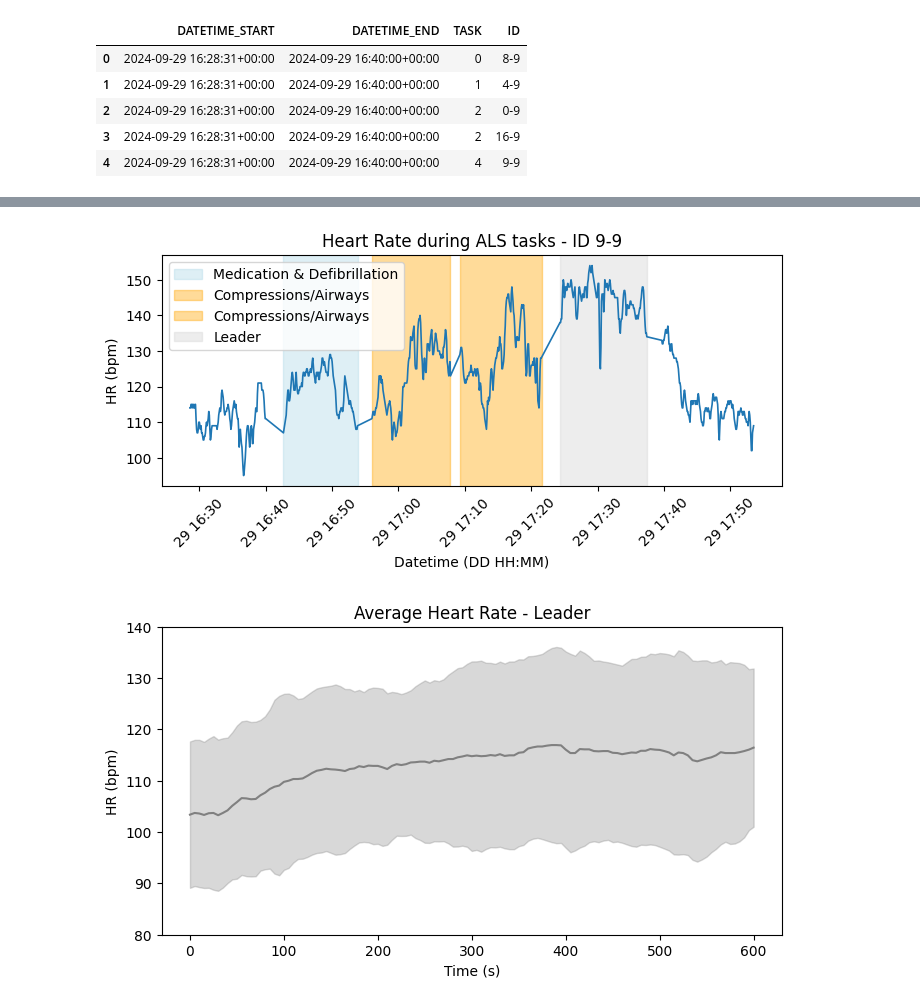
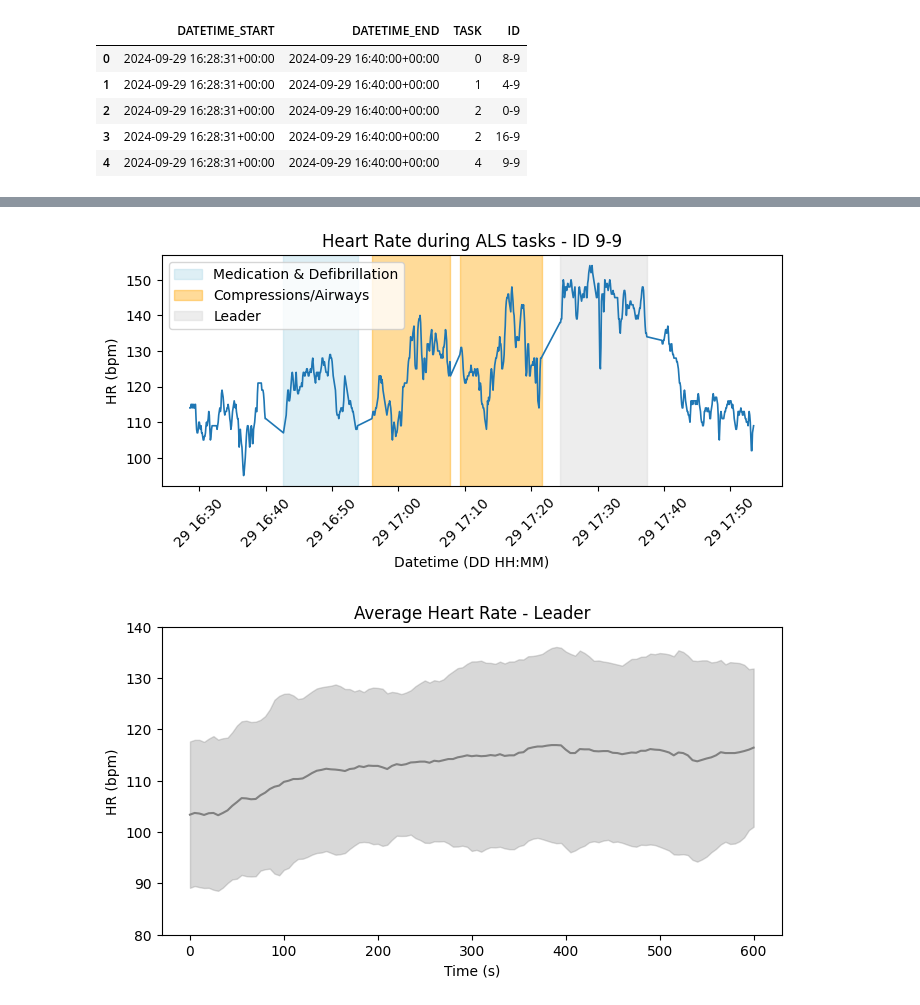
Before and after one commit to josemariamoreiraLUZ/workshop_edits, a Jupyter notebook: notebook_sesam.ipynb, the cells around one changed output, grey strips where cells are left out. Saved outputs shown, nothing was run; the diff lists cells and outputs as text; code cells hidden in the pictures.

```diff
--- a/notebook_sesam.ipynb
+++ b/notebook_sesam.ipynb
@@ -112,28 +125,33 @@ task_names = ['Leader', 'Medication & Defibrillation', 'Compressions/Airways', '
 # %%
 patient = data[(data['ID']== '9-9' )]
 sav = sav_data[(sav_data['ID']=='9-9')]
 plt.figure(figsize=(8,3))
 plt.plot(patient.index, patient['HR'], linewidth=1.2)
 plt.xticks(rotation=45)
 plt.title('Heart Rate during ALS tasks - ID 9-9')
 plt.xlabel('Datetime (DD HH:MM)')
 plt.ylabel('HR (bpm)')
 
 for _, row in sav.iterrows():
     task= row['TASK']
     start= row['DATETIME_START']
     end=row['DATETIME_END']
     if task == 0.0:
         plt.axvspan(start,end, color='lightgray' ,alpha=0.4, linestyle='-',label='Leader')
     elif task == 1.0:
         plt.axvspan(start,end, color='lightblue' ,alpha=0.4, linestyle='-',label='Medication & Defibrillation')
     elif task == 2.0:
         plt.axvspan(start,end, color='orange' ,alpha=0.4, linestyle='-',label='Compressions/Airways')
 
-plt.legend()
+
+# Remove duplicates in legend
+handles, labels = plt.gca().get_legend_handles_labels()
+by_label = dict(zip(labels, handles))
+plt.legend(by_label.values(), by_label.keys())
+
 plt.show()
 # %% [output]
-[figure, old version]
+[figure, new version]
 # %%
 def plot_mean(data,sav_data, task, time=600, p=5):
     time = np.arange(0, time+1,p)
```
Also changed, not shown: parts of 23 cells of this notebook.
